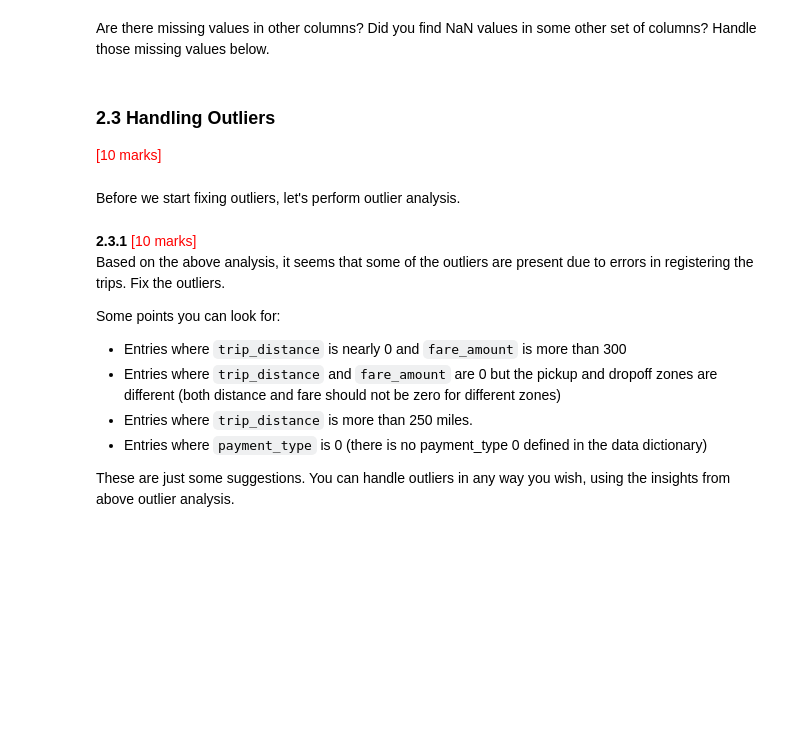
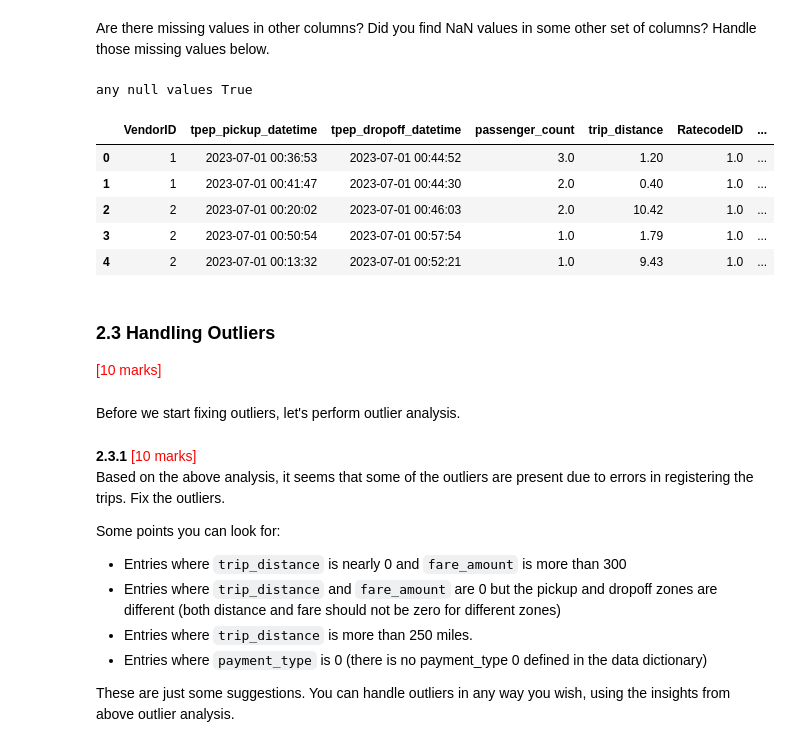
Before and after one commit to srinivasrom/MyStore, a Jupyter notebook: EDA_Assg_NYC_Taxi_Starter_Srinivas_Rompala.ipynb, the cells around one changed output. Drawn from its saved outputs; the diff is of its cells as text; code cells hidden in the pictures; blank space fills up the shorter version.

```diff
--- a/EDA_Assg_NYC_Taxi_Starter_Srinivas_Rompala.ipynb
+++ b/EDA_Assg_NYC_Taxi_Starter_Srinivas_Rompala.ipynb
@@ -630,3 +626,21 @@ Are there missing values in other columns? Did you find NaN values in some other
+# %%
+# Handle any remaining missing values
+df1.isnull().sum()
+print('any null values',df1.isnull().values.any())
+all_colms = df1.select_dtypes(include=['object', 'category']).columns
+
+for col in all_colms:
+    if df1[col].isnull().any():
+        df1[col] = df1[col].fillna(df1[col].mode()[0])
+df1.head()
+# %% [output]
+any null values True
+|  | VendorID | tpep_pickup_datetime | tpep_dropoff_datetime | passenger_count | trip_distance | RatecodeID | ... |
+| 0 | 1 | 2023-07-01 00:36:53 | 2023-07-01 00:44:52 | 3.0 | 1.20 | 1.0 | ... |
+| 1 | 1 | 2023-07-01 00:41:47 | 2023-07-01 00:44:30 | 2.0 | 0.40 | 1.0 | ... |
+| 2 | 2 | 2023-07-01 00:20:02 | 2023-07-01 00:46:03 | 2.0 | 10.42 | 1.0 | ... |
+| 3 | 2 | 2023-07-01 00:50:54 | 2023-07-01 00:57:54 | 1.0 | 1.79 | 1.0 | ... |
+| 4 | 2 | 2023-07-01 00:13:32 | 2023-07-01 00:52:21 | 1.0 | 9.43 | 1.0 | ... |
 # %% [markdown]
 ### **2.3** Handling Outliers
 <font color = red>[10 marks]</font> <br>
```
Also changed, not shown: parts of 27 cells of this notebook.
